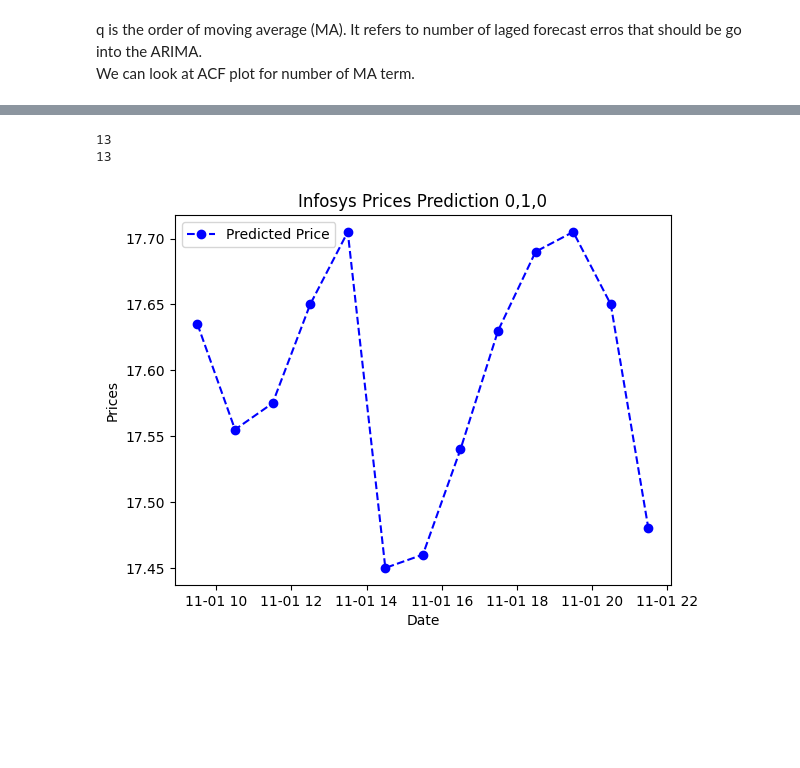
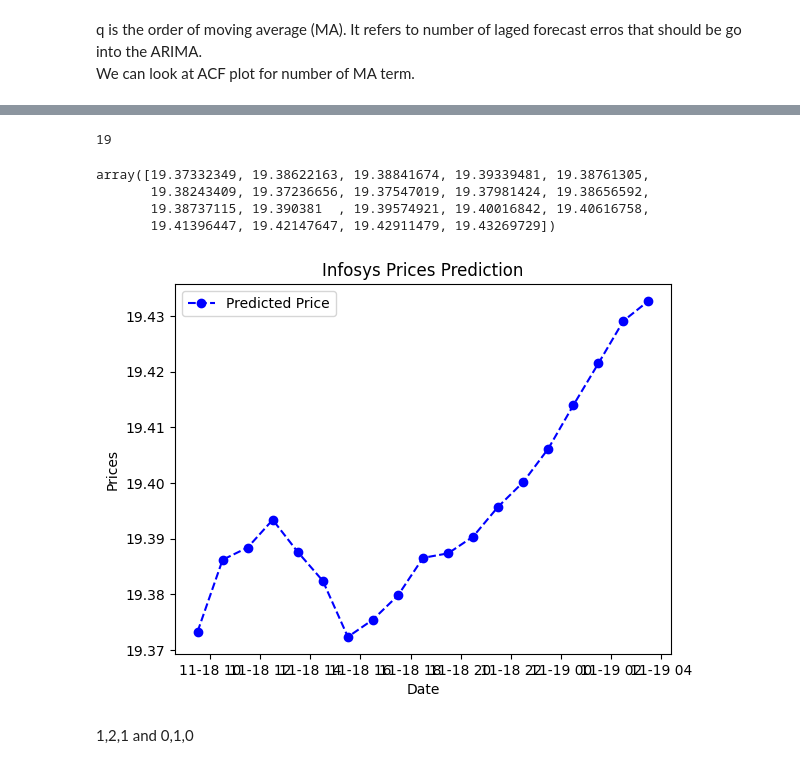
Before and after one commit to Rohitwaldekar/Real-Time-Sock-Price-Forecasting, a Jupyter notebook: notebooks/ARIMA-model-development.ipynb, the cells around one changed output, grey strips where cells are left out. Saved outputs shown, nothing was run; the diff lists cells and outputs as text; code cells hidden in the pictures; blank space fills up the shorter version.

```diff
--- a/notebooks/ARIMA-model-development.ipynb
+++ b/notebooks/ARIMA-model-development.ipynb
@@ -13,7 +13,7 @@ from sklearn.metrics import mean_squared_error
 # %% [markdown]
 # Read data from file
 # %%
-path = pathlib.Path('D:\Data Science\Real-Time-Data-Analysis\data\\raw\data-v1.csv')
+path = pathlib.Path('D:\Data Science\Real-Time-Data-Analysis\data\\raw\data-v4.csv')
 
 df = pd.read_csv(path,index_col='index',parse_dates=True)
 # %% [markdown]
@@ -327,5 +285,5 @@ Warnings:
 # %%
-future_index = pd.date_range(start='2022-11-01 09:30:00', end='2022-11-01 22:00:00', freq='1H')
+future_index = pd.date_range(start='2022-11-18 09:30:00', end='2022-11-19 03:30:00', freq='1H')
 # %%
 future_index[:10]
 # %% [output]
@@ -342,16 +296,29 @@ pred = model_fit2.predict(start=start, end= end, typ='levels')
 # %%
 print(len(future_index))
-print(len(pred))
 # %% [output]
-13
-13
+19
+# %%
+history = [x for x in df['Close'].values]
+
+modelF = ARIMA(history, order=(20,3,2))
+model_Fit = modelF.fit()
+
+output = model_Fit.forecast(steps=19)
+# %%
+output
+# %% [output]
+array([19.37332349, 19.38622163, 19.38841674, 19.39339481, 19.38761305,
+       19.38243409, 19.37236656, 19.37547019, 19.37981424, 19.38656592,
+       19.38737115, 19.390381  , 19.39574921, 19.40016842, 19.40616758,
+       19.41396447, 19.42147647, 19.42911479, 19.43269729])
 # %%
-plt.plot(future_index, pred, color='blue', marker='o', linestyle='dashed',label='Predicted Price')
-plt.title('Infosys Prices Prediction 0,1,0')
+plt.plot(future_index, output, color='blue', marker='o', linestyle='dashed',label='Predicted Price')
+plt.title('Infosys Prices Prediction')
 plt.xlabel('Date')
 plt.ylabel('Prices')
-# plt.xticks(np.arange(881,1259,50), df.Date[881:1259:50])
 plt.legend()
 plt.show()
 # %% [output]
-[figure, old version]
+[figure, new version]
+# %% [markdown]
+1,2,1 and 0,1,0
```
Also changed, not shown: parts of 39 cells of this notebook, 1 other file.
